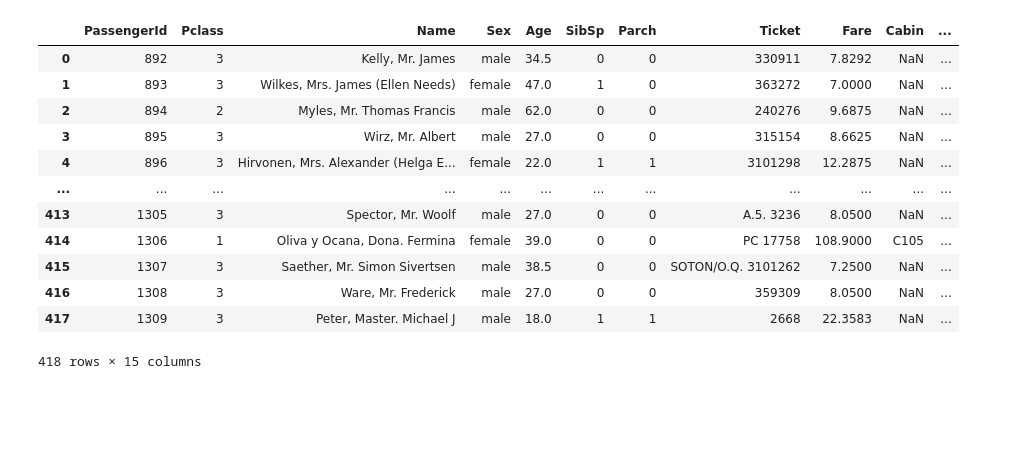
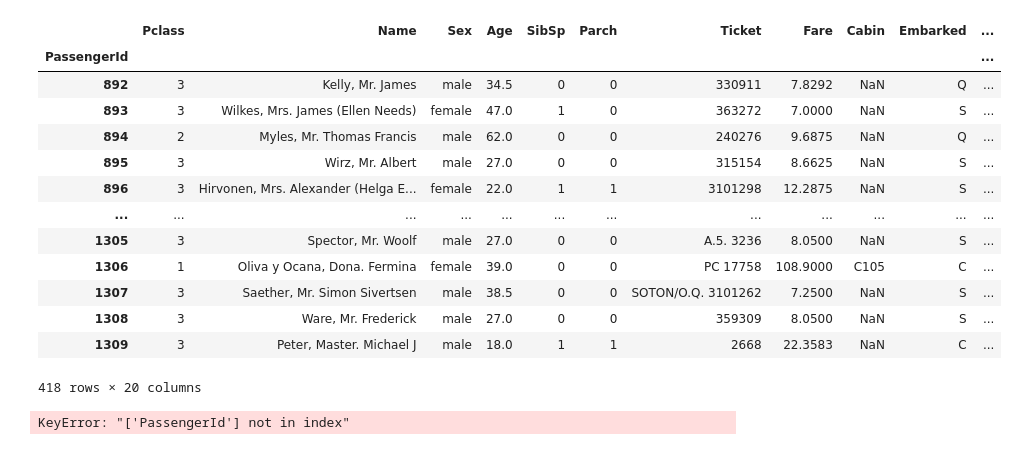
Before and after one commit to lcesaratto/Kaggle-Titanic, a Jupyter notebook: notebook.ipynb, the cells around one changed output. Saved outputs shown, nothing was run; the diff lists cells and outputs as text; code cells hidden in the pictures; blank space fills up the shorter version.

```diff
--- a/notebook.ipynb
+++ b/notebook.ipynb
@@ -213,0 +271,10 @@ Name: Name, Length: 557, dtype: int64
+# %%
+## Feature Engineering: Ticket frequency
+
+X_train['Ticket_frequency'] =X_train['Ticket'].map(X_train['Ticket'].value_counts(dropna=False))
+
+fig, ax = plt.subplots(1, 1, figsize=(15, 8))
+sns.countplot(data=X_train, x='Ticket_frequency', hue=y_train, ax=ax)
+ax.set_title('Ticket frequency - Survived Plot', size=25, loc='Left', y=1.04)
+
+plt.show()
@@ -213,0 +283,16 @@ Name: Name, Length: 557, dtype: int64
+# %%
+## Feature Engineering: Survival rate
+
+X_temp = pd.concat([X_train[['Surname','Ticket']],y_train],axis=1)
+X_train['Family_survival_rate'] = X_train['Surname'].map(X_temp.groupby(['Surname'])['Survived'].median())
+X_train['Ticket_group_survival_rate'] = X_train['Ticket'].map(X_temp.groupby(['Ticket'])['Survived'].median())
+
+fig, ax = plt.subplots(1, 2, figsize=(15, 8), sharey=True)
+
+sns.countplot(data=X_train[X_train['Family_size'] > 1], x='Family_survival_rate', hue=y_train, ax=ax[0])
+# we will only take into account those instance with Family size > 1 for visualization to explore the effectiveness of the Survival rate feature
+
+sns.countplot(data=X_train[X_train['Ticket_frequency'] > 1], x='Ticket_group_survival_rate', hue=y_train, ax=ax[1])
+# we will only take into account those instance with Ticket_frequency > 1 for visualization to explore the effectiveness of the Survival rate feature
+
+plt.show()
@@ -398,7 +477,7 @@ def execute_pipeline(features,labels, search_space=[
                     "classifier__min_samples_leaf":[1,2,5,10,15,100],
                     "classifier__max_leaf_nodes": [8,16,32]}
                  ],
-                 cv=5, verbose=1, n_jobs=-1):
+                 cv=5, verbose=0, n_jobs=-1):
 
     pipe = Pipeline([("classifier", RandomForestClassifier())])
 
@@ -472,32 +532,26 @@ F1:  0.0
 # %%
 import pandas as pd
-import copy
 
-df_train = pd.read_csv('train.csv')
-X_train_all, y_train_all = df_train.loc[:, df_train.columns != 'Survived'], df_train['Survived']
-X_train_all_prep = full_pipeline.transform(X_train_all)
+X_test = pd.read_csv('test.csv', index_col='PassengerId')
 
-model = copy.deepcopy(best_estimator.best_estimator_)
-model = model.fit(X_train_all_prep, y_train_all)
-
-X_test = pd.read_csv('test.csv')
-
-X_test_prep = full_pipeline.transform(X_test)
-X_test['Survived'] = model.predict(X_test_prep)
+X_test_prep = prep_pipeline.transform(X_test)
+X_test['Survived'] = best_estimator.predict(X_test_prep)
 display(X_test)
 
 X_test[['PassengerId','Survived']].to_csv('submission.csv',index=False)
 # %% [output]
-|  | PassengerId | Pclass | Name | Sex | Age | SibSp | Parch | Ticket | Fare | Cabin | ... |
-| 0 | 892 | 3 | Kelly, Mr. James | male | 34.5 | 0 | 0 | 330911 | 7.8292 | NaN | ... |
-| 1 | 893 | 3 | Wilkes, Mrs. James (Ellen Needs) | female | 47.0 | 1 | 0 | 363272 | 7.0000 | NaN | ... |
-| 2 | 894 | 2 | Myles, Mr. Thomas Francis | male | 62.0 | 0 | 0 | 240276 | 9.6875 | NaN | ... |
-| 3 | 895 | 3 | Wirz, Mr. Albert | male | 27.0 | 0 | 0 | 315154 | 8.6625 | NaN | ... |
-| 4 | 896 | 3 | Hirvonen, Mrs. Alexander (Helga E... | female | 22.0 | 1 | 1 | 3101298 | 12.2875 | NaN | ... |
+|  | Pclass | Name | Sex | Age | SibSp | Parch | Ticket | Fare | Cabin | Embarked | ... |
+| PassengerId |  |  |  |  |  |  |  |  |  |  | ... |
+| 892 | 3 | Kelly, Mr. James | male | 34.5 | 0 | 0 | 330911 | 7.8292 | NaN | Q | ... |
+| 893 | 3 | Wilkes, Mrs. James (Ellen Needs) | female | 47.0 | 1 | 0 | 363272 | 7.0000 | NaN | S | ... |
+| 894 | 2 | Myles, Mr. Thomas Francis | male | 62.0 | 0 | 0 | 240276 | 9.6875 | NaN | Q | ... |
+| 895 | 3 | Wirz, Mr. Albert | male | 27.0 | 0 | 0 | 315154 | 8.6625 | NaN | S | ... |
+| 896 | 3 | Hirvonen, Mrs. Alexander (Helga E... | female | 22.0 | 1 | 1 | 3101298 | 12.2875 | NaN | S | ... |
 | ... | ... | ... | ... | ... | ... | ... | ... | ... | ... | ... | ... |
-| 413 | 1305 | 3 | Spector, Mr. Woolf | male | 27.0 | 0 | 0 | A.5. 3236 | 8.0500 | NaN | ... |
-| 414 | 1306 | 1 | Oliva y Ocana, Dona. Fermina | female | 39.0 | 0 | 0 | PC 17758 | 108.9000 | C105 | ... |
-| 415 | 1307 | 3 | Saether, Mr. Simon Sivertsen | male | 38.5 | 0 | 0 | SOTON/O.Q. 3101262 | 7.2500 | NaN | ... |
-| 416 | 1308 | 3 | Ware, Mr. Frederick | male | 27.0 | 0 | 0 | 359309 | 8.0500 | NaN | ... |
-| 417 | 1309 | 3 | Peter, Master. Michael J | male | 18.0 | 1 | 1 | 2668 | 22.3583 | NaN | ... |
+| 1305 | 3 | Spector, Mr. Woolf | male | 27.0 | 0 | 0 | A.5. 3236 | 8.0500 | NaN | S | ... |
+| 1306 | 1 | Oliva y Ocana, Dona. Fermina | female | 39.0 | 0 | 0 | PC 17758 | 108.9000 | C105 | C | ... |
+| 1307 | 3 | Saether, Mr. Simon Sivertsen | male | 38.5 | 0 | 0 | SOTON/O.Q. 3101262 | 7.2500 | NaN | S | ... |
+| 1308 | 3 | Ware, Mr. Frederick | male | 27.0 | 0 | 0 | 359309 | 8.0500 | NaN | S | ... |
+| 1309 | 3 | Peter, Master. Michael J | male | 18.0 | 1 | 1 | 2668 | 22.3583 | NaN | C | ... |
-418 rows × 15 columns
+418 rows × 20 columns
+KeyError: "['PassengerId'] not in index"
```
Also changed, not shown: parts of 22 cells of this notebook.
